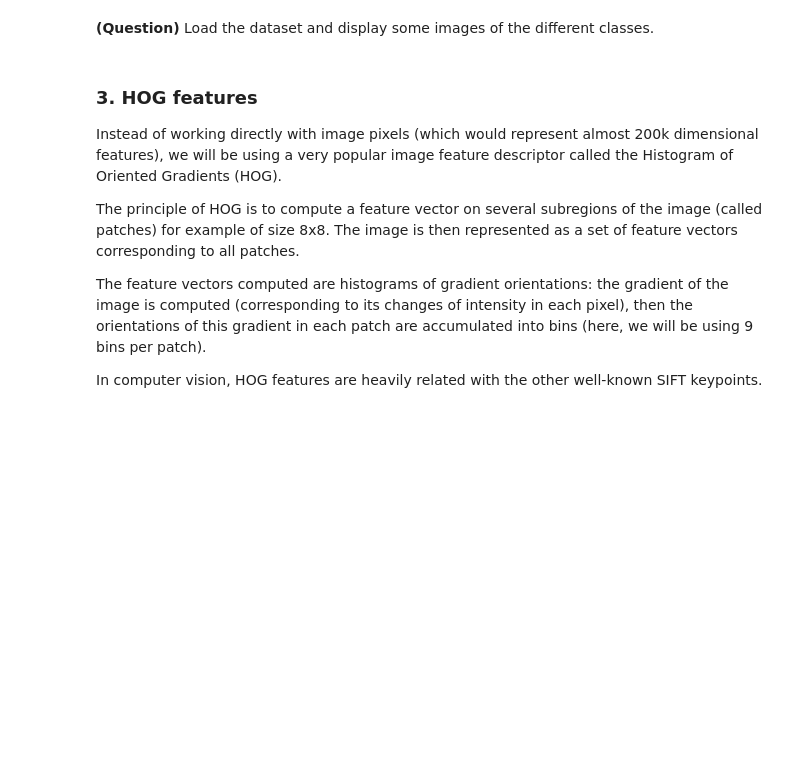
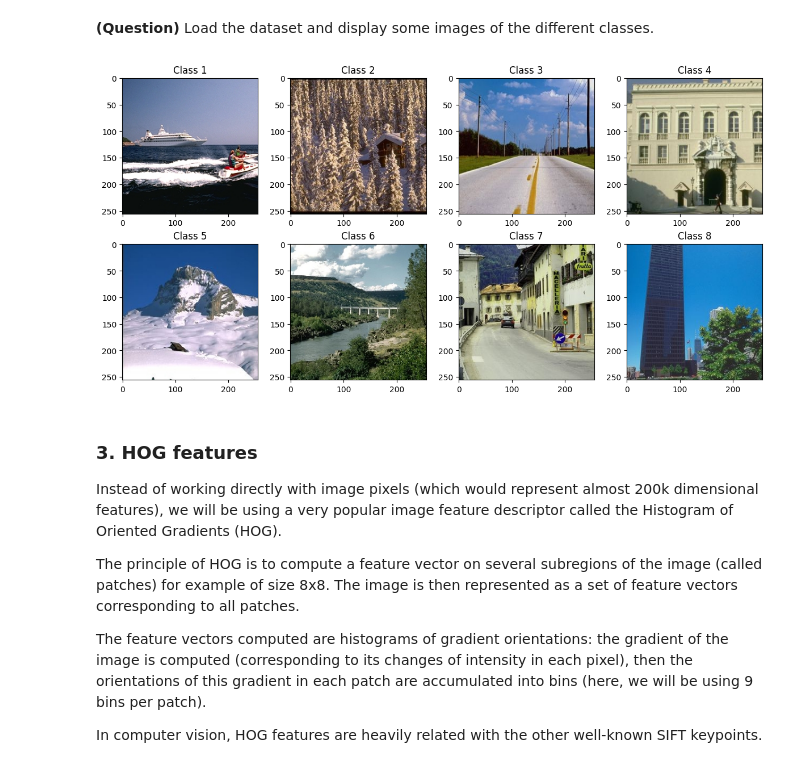
Before and after one commit to FaroukSoufary/IS318-Machine-Learning, a Jupyter notebook: ml-tp3.ipynb, the cells around one changed output. Cells and saved outputs as stored; diff of their text form; code cells hidden in the pictures; blank space fills up the shorter version.

```diff
--- a/ml-tp3.ipynb
+++ b/ml-tp3.ipynb
@@ -102,7 +119,24 @@ def load_scenes():
 **(Question)** Load the dataset and display some images of the different classes.
 # %%
 # YOUR CODE HERE
-raise NotImplementedError()
+images, targets = load_scenes()
+# %%
+images_dict = {}
+
+for image, target in zip(images,targets):
+    if target not in images_dict:
+        images_dict[target] = image
+
+fig, axes = plt.subplots(2, 4, figsize=(12, 6))
+
+for i, (target, image) in enumerate(images_dict.items()):
+    row, col = divmod(i, 4)
+    axes[row, col].imshow(image)
+    axes[row, col].set_title(f"Class {target}")
+
+plt.tight_layout()
+# %% [output]
+[figure, added]
 # %% [markdown]
 ### 3. HOG features
 
```
Also changed, not shown: parts of 20 cells of this notebook.
